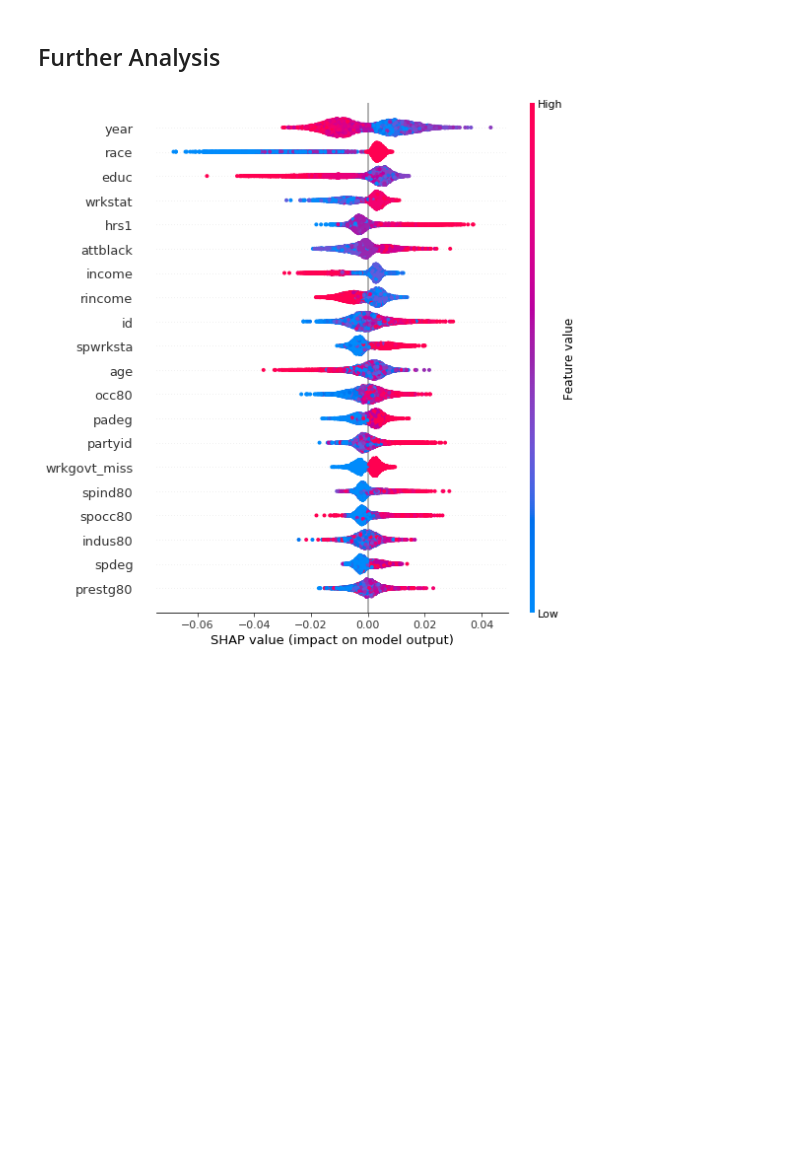
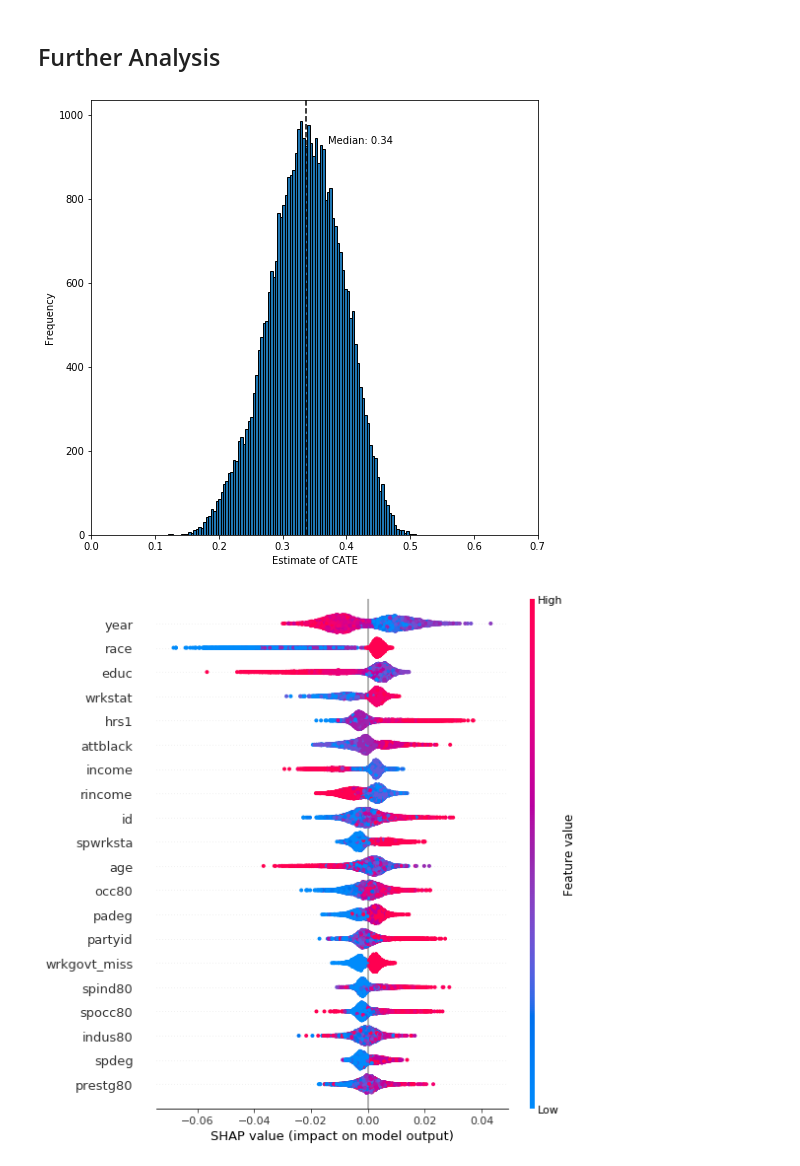
Before and after one commit to mbronckers/ecma_project, a Jupyter notebook: section1.ipynb, the cells around one changed output. Cells and saved outputs as stored; diff of their text form; code cells hidden in the pictures; blank space fills up the shorter version.

Commit message:
Added CATE histogram

```diff
--- a/section1.ipynb
+++ b/section1.ipynb
@@ -431,5 +464,26 @@ plt.show()
 # %% [markdown]
 ## Further Analysis
+# %%
+iCATES = []
+
+for index, row in welfare.iterrows():
+    iCATES.append(est_general.ate(welfare.iloc[[index]]))
+# %%
+iCATES_np = np.array(iCATES)
+
+plt.figure(figsize=(8,8))
+plt.hist(iCATES, edgecolor='black', bins = 100)
+
+plt.axvline(np.median(iCATES_np), color='k', linestyle='dashed', linewidth=1.5)
+min_ylim, max_ylim = plt.ylim()
+plt.text(np.median(iCATES_np)*1.1, max_ylim*0.9, 'Median: {:.2f}'.format(np.median(iCATES_np)))
+
+plt.xlabel("Estimate of CATE")
+plt.ylabel("Frequency")
+plt.xticks([0.1 * i for i in range(8)], ['0.0', '0.1', '0.2', '0.3', '0.4', '0.5', '0.6', '0.7'])
+plt.show()
+# %% [output]
+[figure, added]
 # %%
 # Shapley values show covariate/feature w greatest importance on outcome,
 # helps identify subgroups
```
Also changed, not shown: parts of 6 cells of this notebook, 1 other file.
